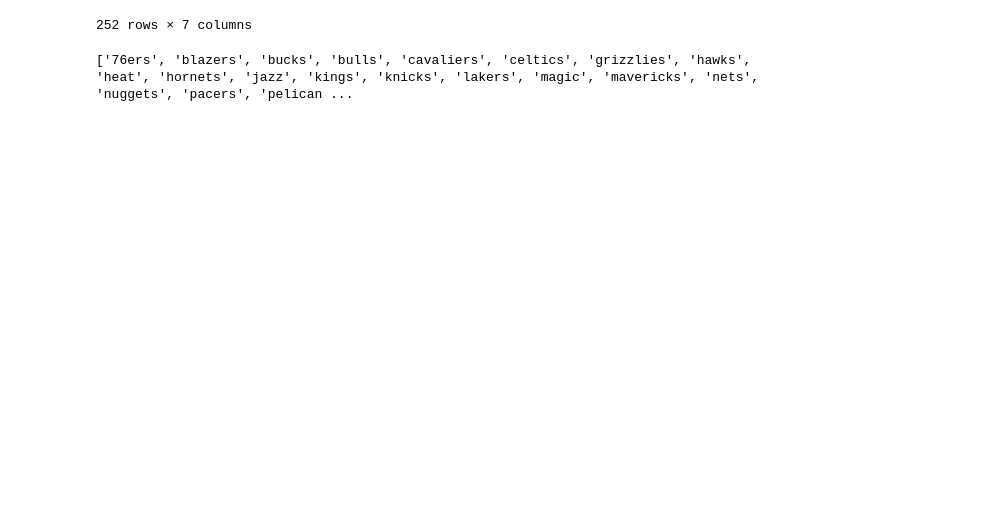
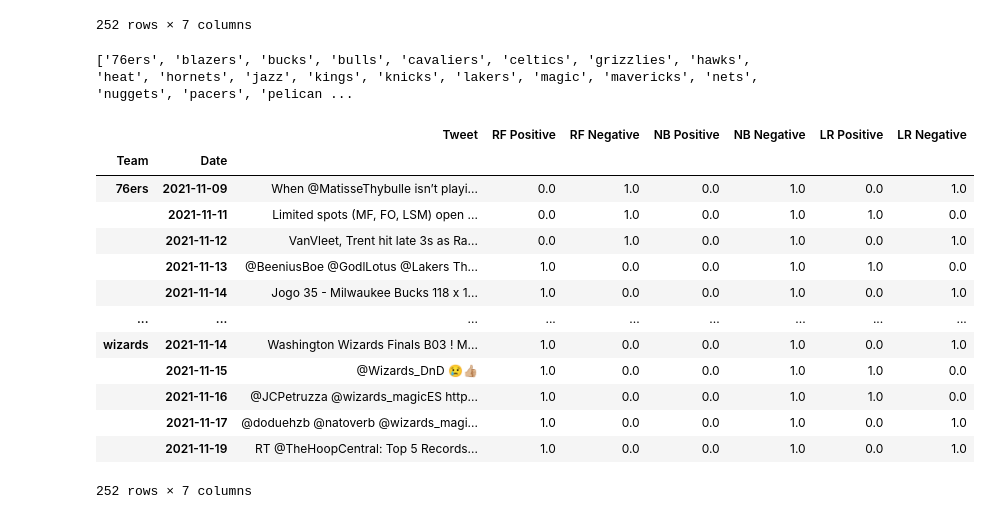
Before and after one commit to asathiya007/nba-trending-teams, a Jupyter notebook: line_graph_visualization/data_manipulation.ipynb, the cells around one changed output. Drawn from its saved outputs; the diff is of its cells as text; code cells hidden in the pictures; blank space fills up the shorter version.

Commit message:
Add tweet csv files and refactor code
Also added tooltip background

Cleaning up code by renaming/removing variables

```diff
--- a/line_graph_visualization/data_manipulation.ipynb
+++ b/line_graph_visualization/data_manipulation.ipynb
@@ -146,3 +149,25 @@ rf_positive_tweets.to_csv('rf_positive_tweets.csv')
 print(sorted(df['Team'].unique()))
 # %% [output]
 ['76ers', 'blazers', 'bucks', 'bulls', 'cavaliers', 'celtics', 'grizzlies', 'hawks', 'heat', 'hornets', 'jazz', 'kings', 'knicks', 'lakers', 'magic', 'mavericks', 'nets', 'nuggets', 'pacers', 'pelican ...
+# %%
+# subsample 1 positive and 1 negative tweet per team per day
+cols = ['Team', 'Date', 'Tweet', 'Sentiment', 'Model']
+tweets = pd.DataFrame(columns = cols)
+positive_tweets = for_tweets.sort_values('NB Positive').groupby(['Team', 'Date']).last()
+negative_tweets = for_tweets.sort_values('NB Negative').groupby(['Team', 'Date']).last()
+negative_tweets
+# %% [output]
+|  |  | Tweet | RF Positive | RF Negative | NB Positive | NB Negative | LR Positive | LR Negative |
+| Team | Date |  |  |  |  |  |  |  |
+| 76ers | 2021-11-09 | When @MatisseThybulle isn’t playi... | 0.0 | 1.0 | 0.0 | 1.0 | 0.0 | 1.0 |
+|  | 2021-11-11 | Limited spots (MF, FO, LSM) open ... | 0.0 | 1.0 | 0.0 | 1.0 | 1.0 | 0.0 |
+|  | 2021-11-12 | VanVleet, Trent hit late 3s as Ra... | 0.0 | 1.0 | 0.0 | 1.0 | 0.0 | 1.0 |
+|  | 2021-11-13 | @BeeniusBoe @GodlLotus @Lakers Th... | 1.0 | 0.0 | 0.0 | 1.0 | 1.0 | 0.0 |
+|  | 2021-11-14 | Jogo 35 - Milwaukee Bucks 118 x 1... | 1.0 | 0.0 | 0.0 | 1.0 | 0.0 | 1.0 |
+| ... | ... | ... | ... | ... | ... | ... | ... | ... |
+| wizards | 2021-11-14 | Washington Wizards Finals B03 ! M... | 1.0 | 0.0 | 0.0 | 1.0 | 0.0 | 1.0 |
+|  | 2021-11-15 | @Wizards_DnD 😢👍🏼 | 1.0 | 0.0 | 0.0 | 1.0 | 1.0 | 0.0 |
+|  | 2021-11-16 | @JCPetruzza @wizards_magicES http... | 1.0 | 0.0 | 0.0 | 1.0 | 1.0 | 0.0 |
+|  | 2021-11-17 | @doduehzb @natoverb @wizards_magi... | 1.0 | 0.0 | 0.0 | 1.0 | 0.0 | 1.0 |
+|  | 2021-11-19 | RT @TheHoopCentral: Top 5 Records... | 1.0 | 0.0 | 0.0 | 1.0 | 0.0 | 1.0 |
+252 rows × 7 columns
```
Also changed, not shown: parts of 5 cells of this notebook, 7 other files.
